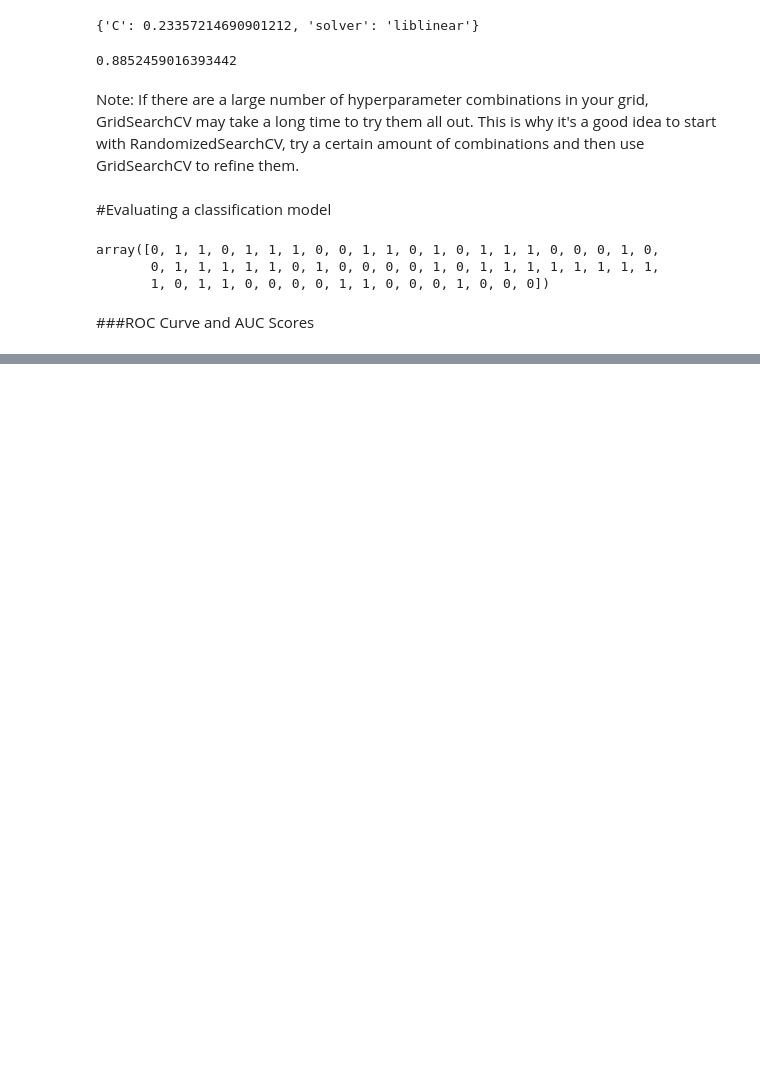
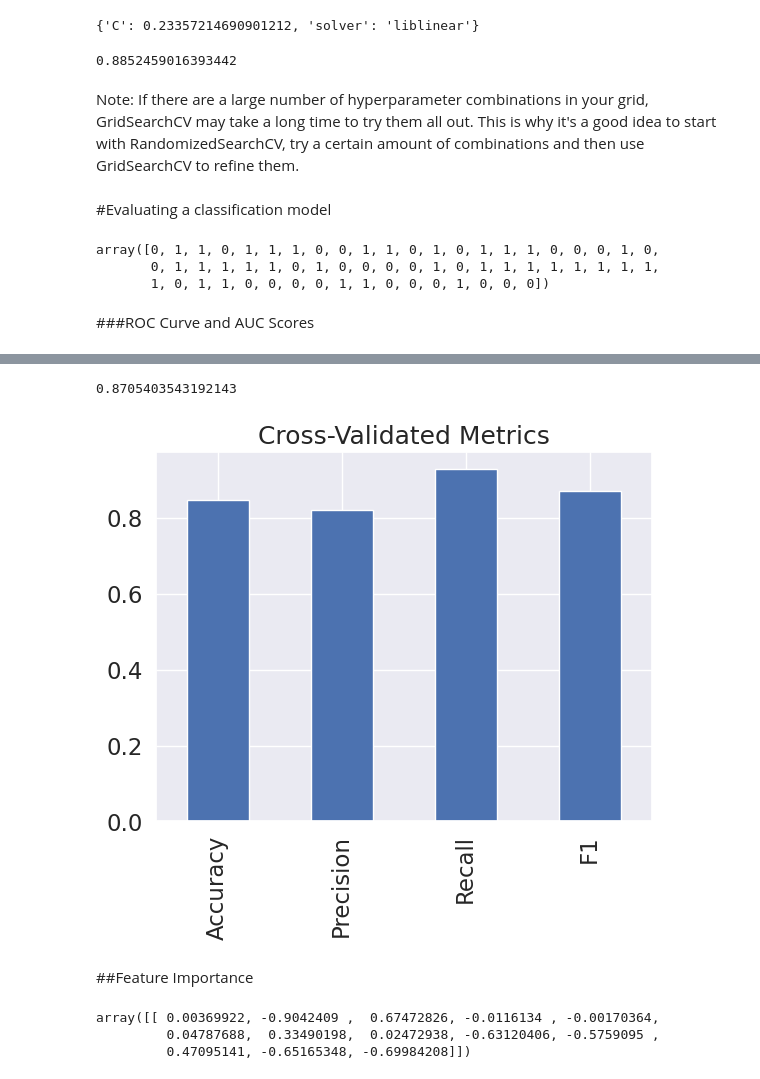
Before and after one commit to LochanaBandara03/heart-disease-classification, a Jupyter notebook: heart_disease_predict.ipynb, the cells around one changed output, grey strips where cells are left out. Cells and saved outputs as stored; diff of their text form; code cells hidden in the pictures; blank space fills up the shorter version.

```diff
--- a/heart_disease_predict.ipynb
+++ b/heart_disease_predict.ipynb
@@ -601,0 +681,3 @@ from sklearn.metrics import RocCurveDisplay
+# %%
+cv_acc = np.mean(cv_acc)
+cv_acc
@@ -601,0 +686,8 @@ from sklearn.metrics import RocCurveDisplay
+# %%
+#Cross-validation precision score
+cv_precision = np.mean(cross_val_score(clf,
+                                       X,
+                                       y,
+                                       cv=5,
+                                       scoring="precision"))
+cv_precision
@@ -601,0 +696,8 @@ from sklearn.metrics import RocCurveDisplay
+# %%
+#Cross-validated recall score
+cv_recall = np.mean(cross_val_score(clf,
+                                    X,
+                                    y,
+                                    cv=5,
+                                    scoring="recall"))
+cv_recall
@@ -601,0 +720,21 @@ from sklearn.metrics import RocCurveDisplay
+# %%
+#Cross validated F1 score
+cv_f1 = np.mean(cross_val_score(clf,
+                                X,
+                                y,
+                                scoring="f1"))
+cv_f1
+# %% [output]
+0.8705403543192143
+# %%
+#Visualizing cross-validated metrics
+cv_matrics = pd.DataFrame({"Accuracy": cv_acc,
+                           "Precision": cv_precision,
+                           "Recall": cv_recall,
+                           "F1": cv_f1},
+                          index=[0])
+cv_matrics.T.plot.bar(title="Cross-Validated Metrics", legend=False);
+# %% [output]
+[figure, added]
+# %% [markdown]
+##Feature Importance
@@ -601,0 +744,7 @@ from sklearn.metrics import RocCurveDisplay
+# %%
+#Check coef - coefficient of the features in the decision function.
+clf.coef_
+# %% [output]
+array([[ 0.00369922, -0.9042409 ,  0.67472826, -0.0116134 , -0.00170364,
+         0.04787688,  0.33490198,  0.02472938, -0.63120406, -0.5759095 ,
+         0.47095141, -0.65165348, -0.69984208]])
```
Also changed, not shown: parts of 31 cells of this notebook.
